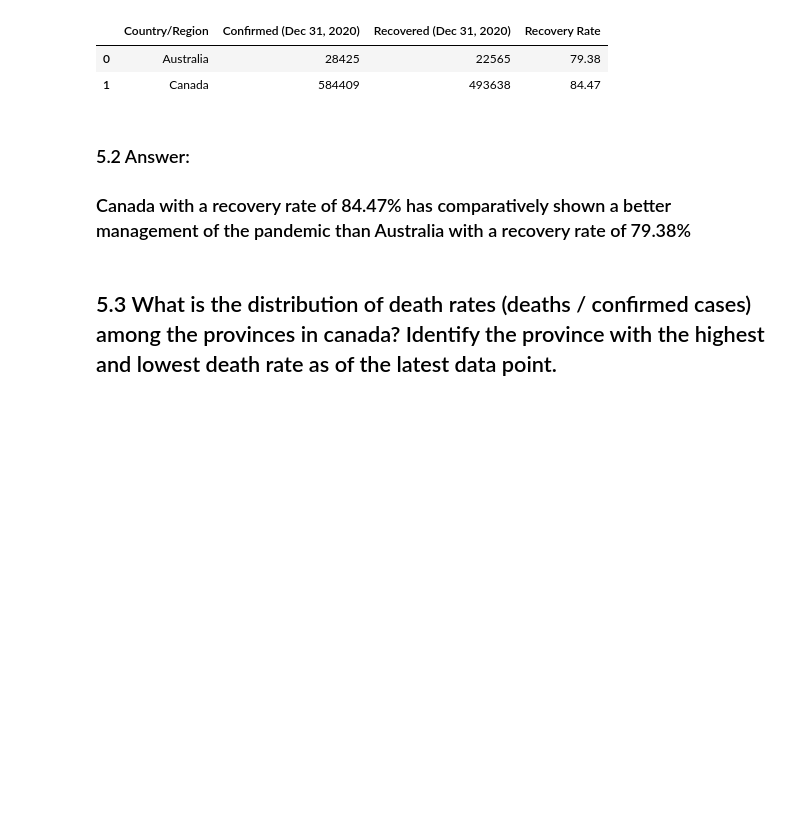
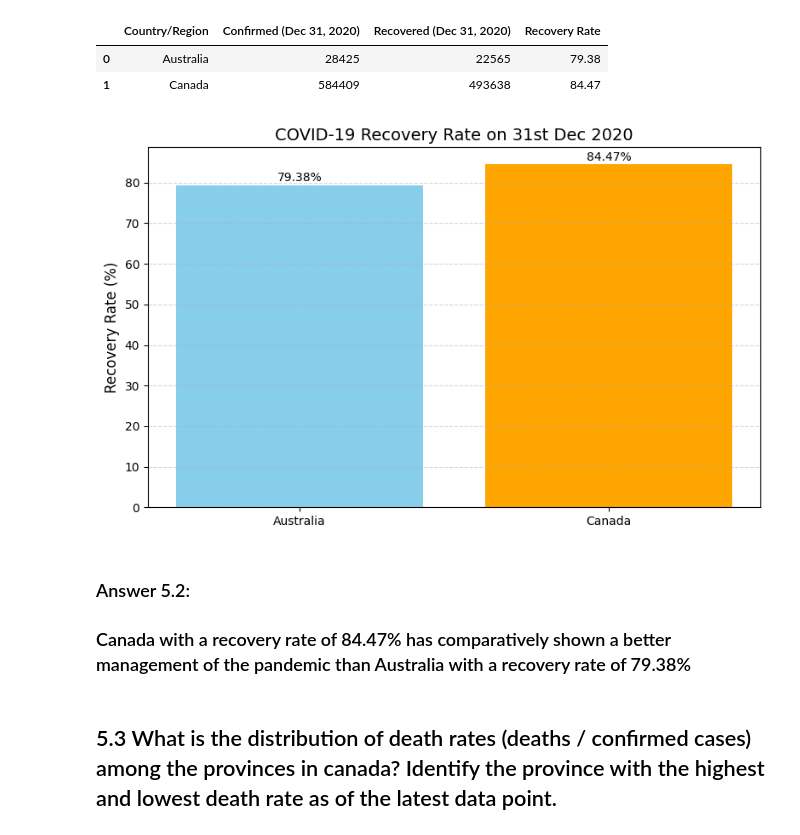
Before and after one commit to IronMark33/Covid-19-Case-Study, a Jupyter notebook: Case Study/Covid_19_Case_Study.ipynb, the cells around one changed output. Drawn from its saved outputs; the diff is of its cells as text; code cells hidden in the pictures; blank space fills up the shorter version.

```diff
--- a/Case Study/Covid_19_Case_Study.ipynb
+++ b/Case Study/Covid_19_Case_Study.ipynb
@@ -934,8 +1010,26 @@ comparison
 |  | Country/Region | Confirmed (Dec 31, 2020) | Recovered (Dec 31, 2020) | Recovery Rate |
 | 0 | Australia | 28425 | 22565 | 79.38 |
 | 1 | Canada | 584409 | 493638 | 84.47 |
+# %%
+# Plotting
+plt.figure(figsize=(8, 5))
+plt.bar(comparison["Country/Region"], comparison["Recovery Rate"], color=["skyblue", "orange"])
+
+plt.title("COVID-19 Recovery Rate on 31st Dec 2020", fontsize=14)
+plt.ylabel("Recovery Rate (%)", fontsize=12)
+
+plt.grid(axis='y', linestyle='--', alpha=0.5)
+
+# Add value labels above bars
+for index, row in comparison.iterrows():
+  plt.text(row["Country/Region"], row["Recovery Rate"] + 1, f"{row['Recovery Rate']}%", ha='center', fontsize=10)
+
+plt.tight_layout()
+plt.show()
+# %% [output]
+[figure, added]
 # %% [markdown]
-### 5.2 Answer:
+### Answer 5.2:
 ### Canada with a recovery rate of 84.47% has comparatively shown a better management of the pandemic than Australia with a recovery rate of 79.38%
 # %% [markdown]
 ## 5.3 What is the distribution of death rates (deaths / confirmed cases) among the provinces in canada? Identify the province with the highest and lowest death rate as of the latest data point.
```
Also changed, not shown: parts of 29 cells of this notebook.
